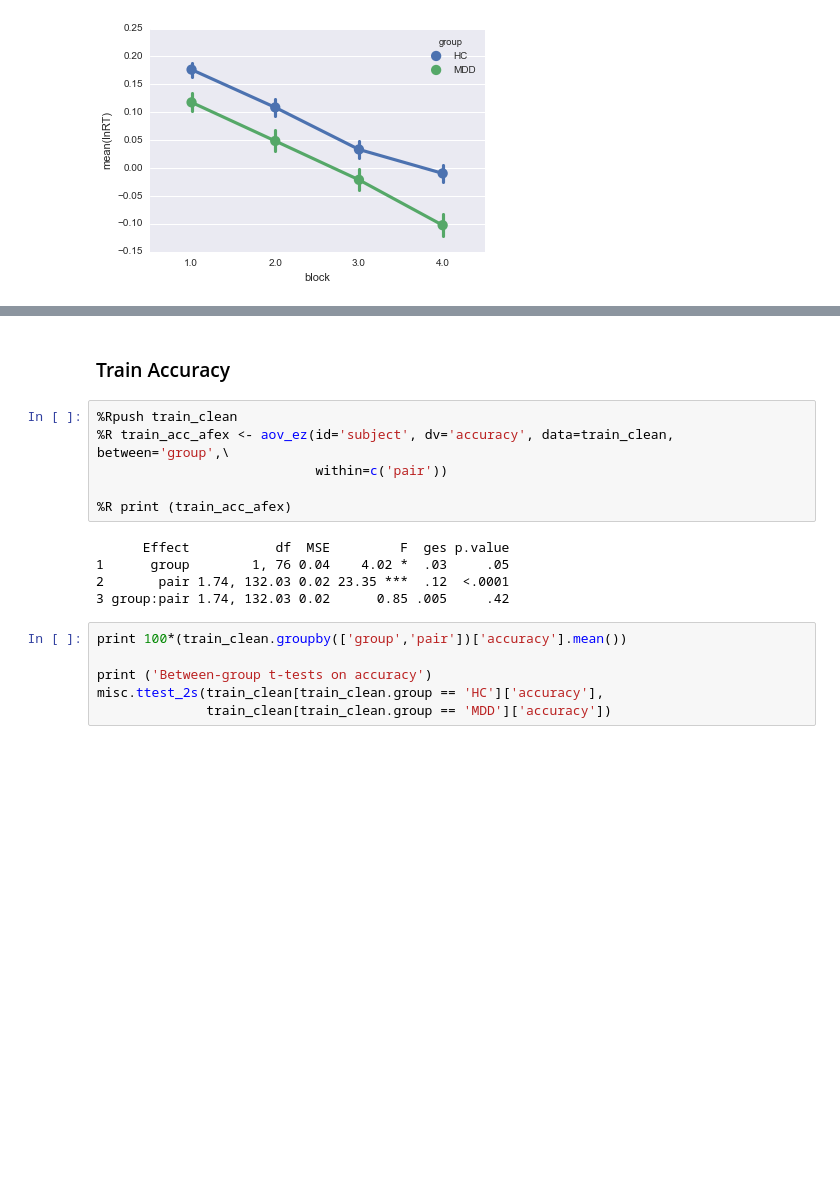
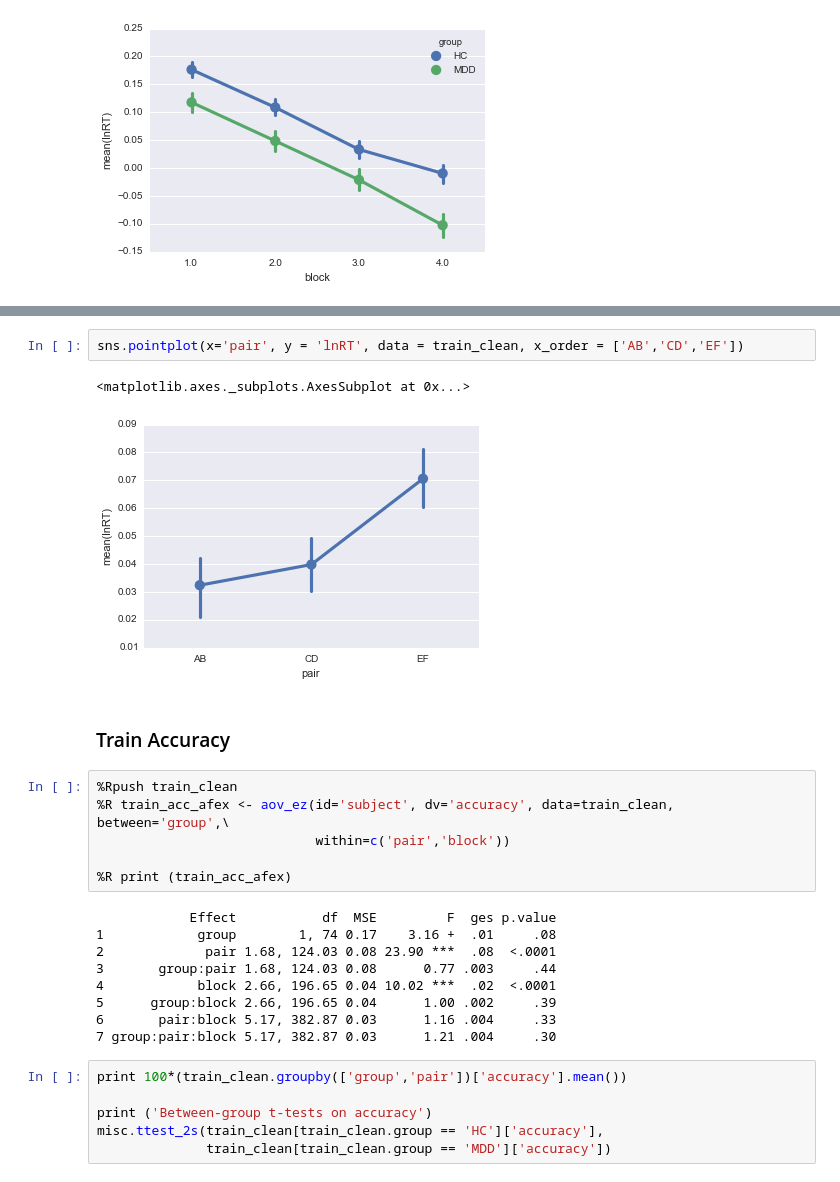
Before and after one commit to ebarrick/RMD_PST, a Jupyter notebook: PST_beh.ipynb, the cells around one changed output, grey strips where cells are left out. Drawn from its saved outputs; the diff is of its cells as text; blank space fills up the shorter version.

```diff
--- a/PST_beh.ipynb
+++ b/PST_beh.ipynb
@@ -703,16 +712,25 @@ sns.pointplot(x="block", y="lnRT", hue="group", data=train_clean, hue_order=['HC
+# %%
+sns.pointplot(x='pair', y = 'lnRT', data = train_clean, x_order = ['AB','CD','EF'])
+# %% [output]
+<matplotlib.axes._subplots.AxesSubplot at 0x...>
+[figure, added]
 # %% [markdown]
 ### Train Accuracy
 # %%
 %Rpush train_clean
 %R train_acc_afex <- aov_ez(id='subject', dv='accuracy', data=train_clean, between='group',\
-                            within=c('pair'))
+                            within=c('pair','block'))
 
 %R print (train_acc_afex)
 # %% [output]
-      Effect           df  MSE         F  ges p.value
-1      group        1, 76 0.04    4.02 *  .03     .05
-2       pair 1.74, 132.03 0.02 23.35 ***  .12  <.0001
-3 group:pair 1.74, 132.03 0.02      0.85 .005     .42
+            Effect           df  MSE         F  ges p.value
+1            group        1, 74 0.17    3.16 +  .01     .08
+2             pair 1.68, 124.03 0.08 23.90 ***  .08  <.0001
+3       group:pair 1.68, 124.03 0.08      0.77 .003     .44
+4            block 2.66, 196.65 0.04 10.02 ***  .02  <.0001
+5      group:block 2.66, 196.65 0.04      1.00 .002     .39
+6       pair:block 5.17, 382.87 0.03      1.16 .004     .33
+7 group:pair:block 5.17, 382.87 0.03      1.21 .004     .30
 # %%
 print 100*(train_clean.groupby(['group','pair'])['accuracy'].mean())
 
```
Also changed, not shown: parts of 18 cells of this notebook.
